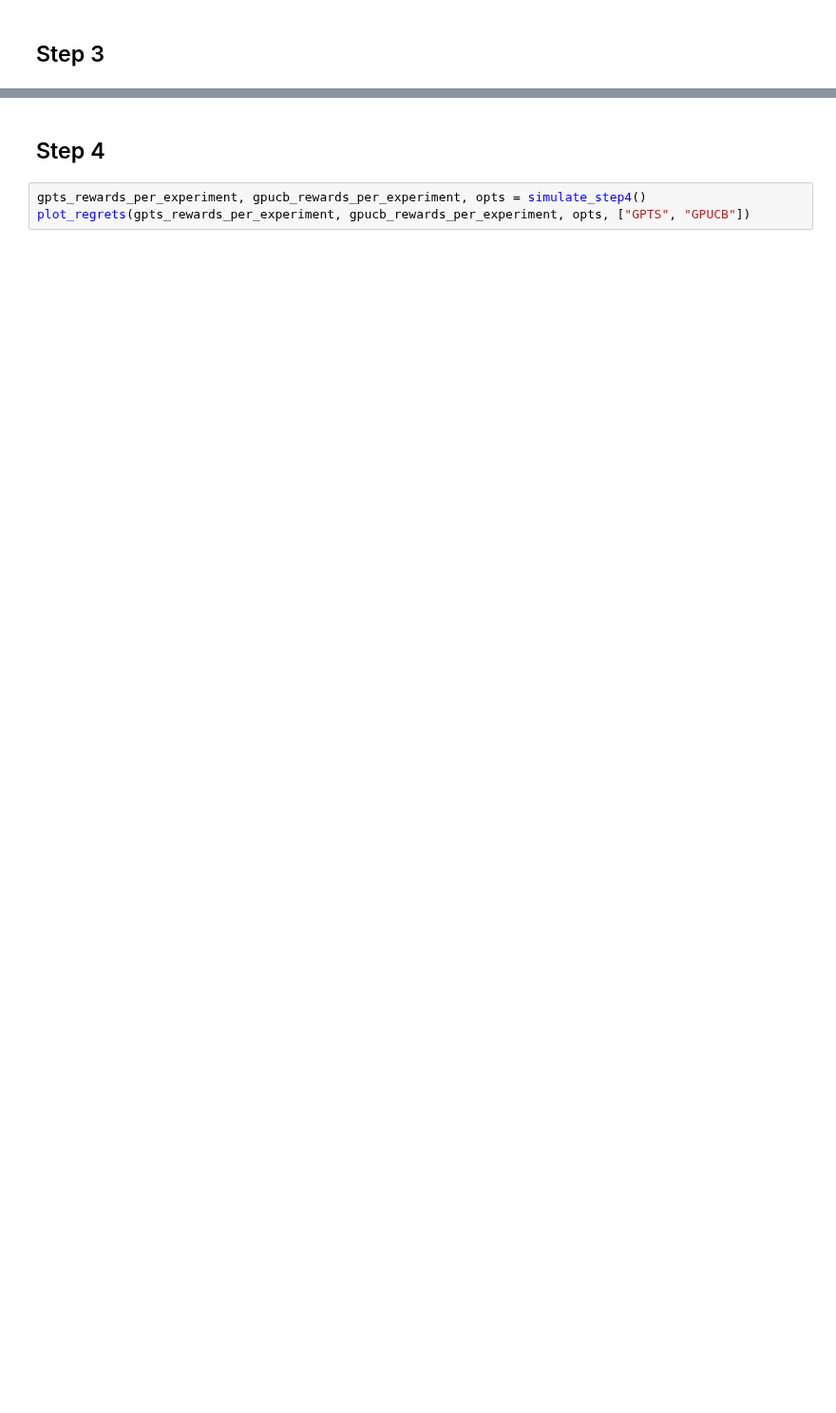
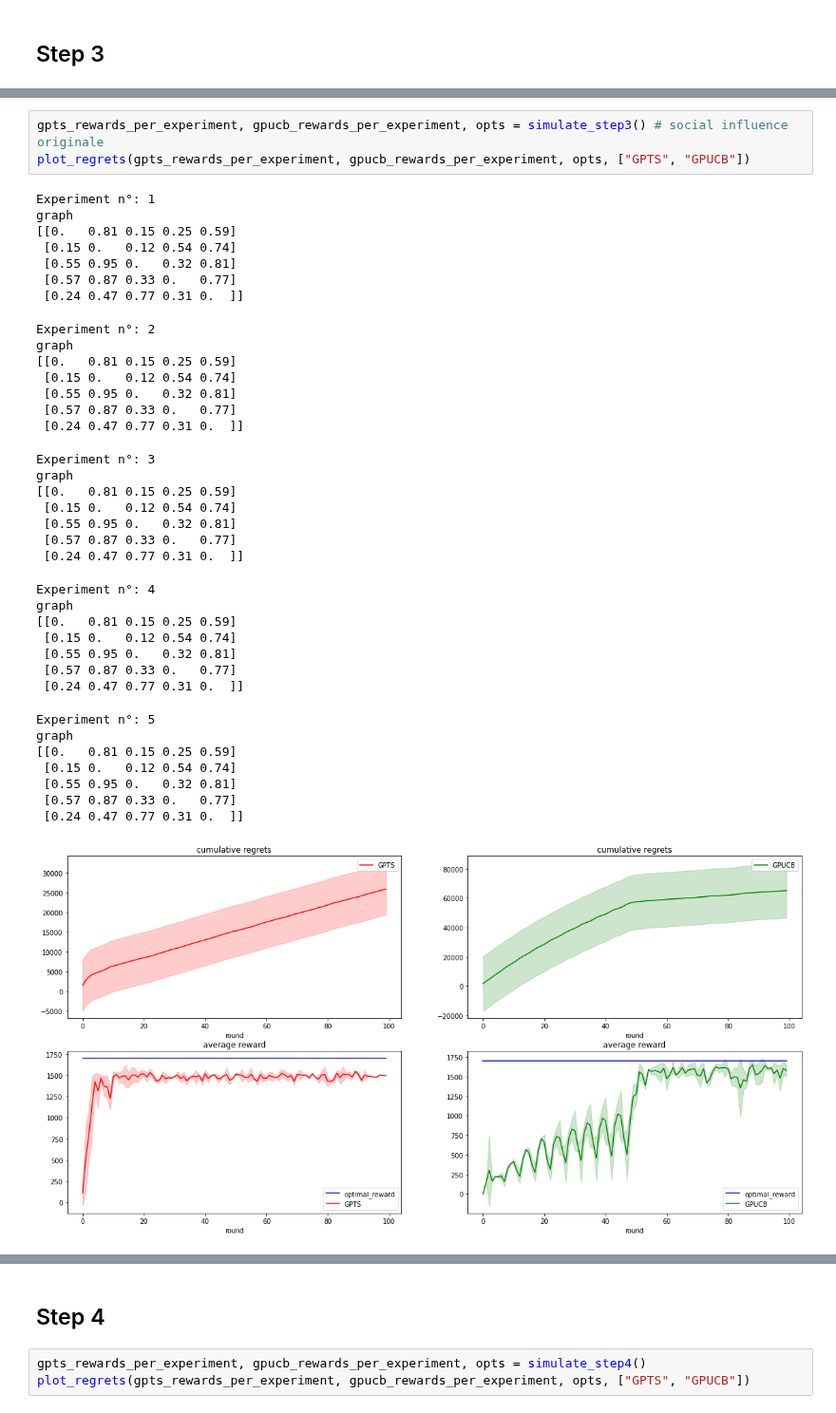
Before and after one commit to FPuoti255/OLA_project, a Jupyter notebook: src/trial_notebook.ipynb, the cells around one changed output, grey strips where cells are left out. Shown at 95% size. Saved outputs shown, nothing was run; the diff lists cells and outputs as text; blank space fills up the shorter version.

Commit message:
fixed parameters + new social influence

```diff
--- a/src/trial_notebook.ipynb
+++ b/src/trial_notebook.ipynb
@@ -77,0 +117,40 @@ Experiment n°: 2
+# %%
+gpts_rewards_per_experiment, gpucb_rewards_per_experiment, opts = simulate_step3() # social influence originale
+plot_regrets(gpts_rewards_per_experiment, gpucb_rewards_per_experiment, opts, ["GPTS", "GPUCB"])
+# %% [output]
+Experiment n°: 1
+graph
+[[0.   0.81 0.15 0.25 0.59]
+ [0.15 0.   0.12 0.54 0.74]
+ [0.55 0.95 0.   0.32 0.81]
+ [0.57 0.87 0.33 0.   0.77]
+ [0.24 0.47 0.77 0.31 0.  ]]
+Experiment n°: 2
+graph
+[[0.   0.81 0.15 0.25 0.59]
+ [0.15 0.   0.12 0.54 0.74]
+ [0.55 0.95 0.   0.32 0.81]
+ [0.57 0.87 0.33 0.   0.77]
+ [0.24 0.47 0.77 0.31 0.  ]]
+Experiment n°: 3
+graph
+[[0.   0.81 0.15 0.25 0.59]
+ [0.15 0.   0.12 0.54 0.74]
+ [0.55 0.95 0.   0.32 0.81]
+ [0.57 0.87 0.33 0.   0.77]
+ [0.24 0.47 0.77 0.31 0.  ]]
+Experiment n°: 4
+graph
+[[0.   0.81 0.15 0.25 0.59]
+ [0.15 0.   0.12 0.54 0.74]
+ [0.55 0.95 0.   0.32 0.81]
+ [0.57 0.87 0.33 0.   0.77]
+ [0.24 0.47 0.77 0.31 0.  ]]
+Experiment n°: 5
+graph
+[[0.   0.81 0.15 0.25 0.59]
+ [0.15 0.   0.12 0.54 0.74]
+ [0.55 0.95 0.   0.32 0.81]
+ [0.57 0.87 0.33 0.   0.77]
+ [0.24 0.47 0.77 0.31 0.  ]]
+[figure, added]
```
Also changed, not shown: parts of 6 cells of this notebook, 6 other files.
